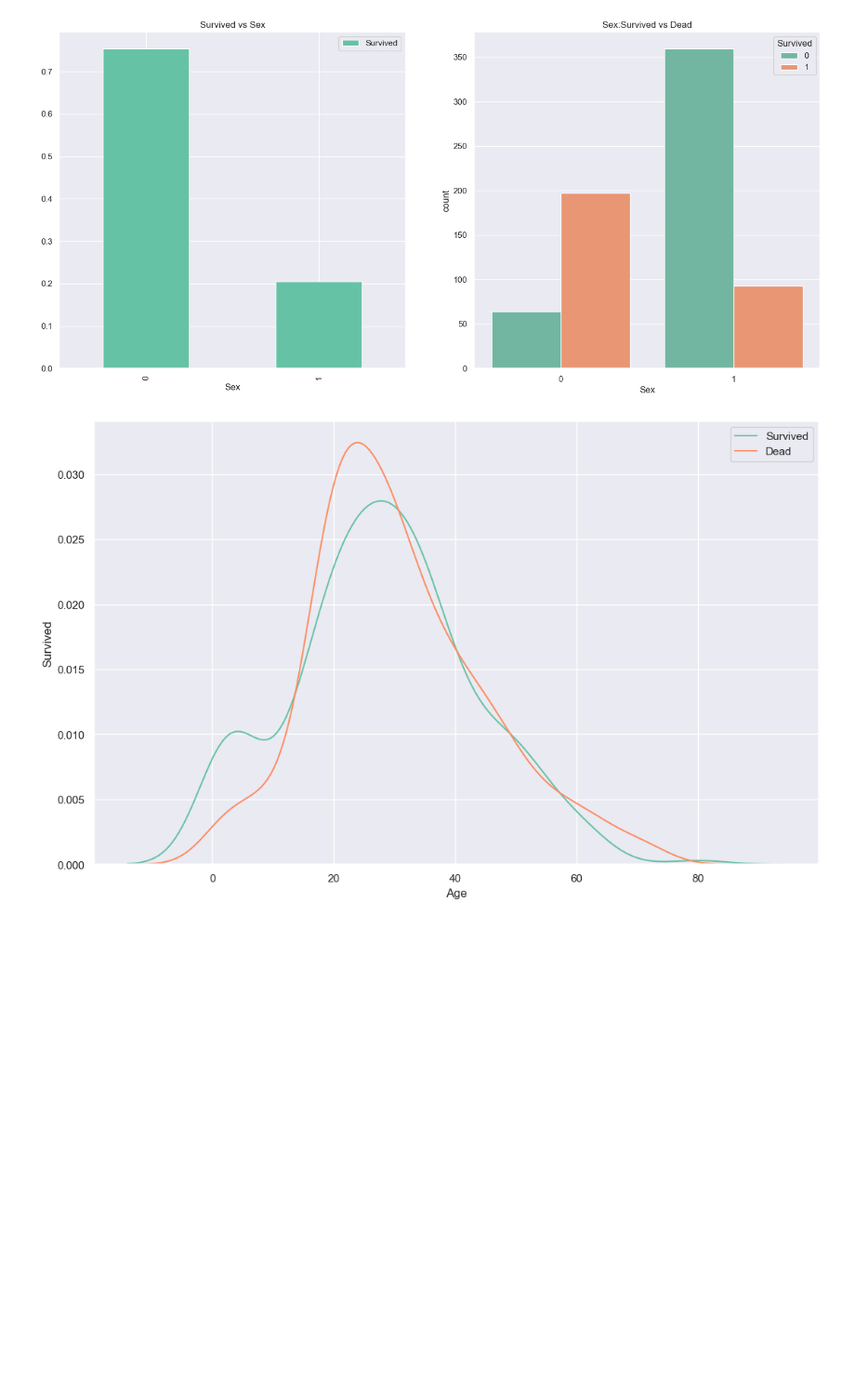
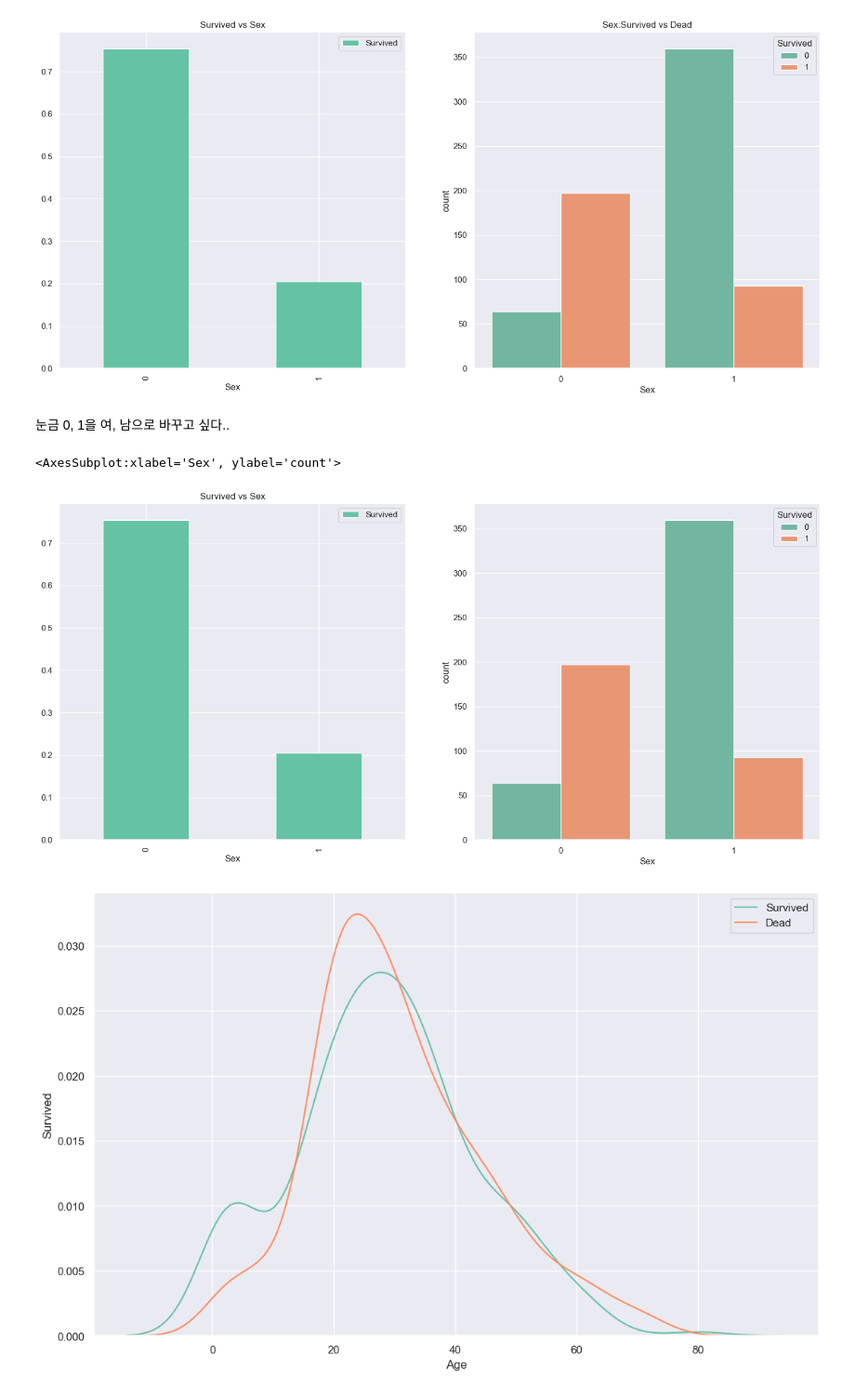
Before and after one commit to koreaTail/aiffel_git, a Jupyter notebook: 6week/Titanic_project.ipynb, the cells around one changed output. Shown at 93% size. Cells and saved outputs as stored; diff of their text form; code cells hidden in the pictures; blank space fills up the shorter version.

```diff
--- a/6week/Titanic_project.ipynb
+++ b/6week/Titanic_project.ipynb
@@ -661,3 +657,14 @@ ax[1].set_title('Sex:Survived vs Dead')
 plt.show()
 # %% [output]
 [figure]
+# %% [markdown]
+눈금 0, 1을 여, 남으로 바꾸고 싶다..
+# %%
+f,ax=plt.subplots(1,2,figsize=(18,8))
+k = train_df[['Sex','Survived']].groupby(['Sex']).mean()
+k.plot.bar(ax=ax[0])
+ax[0].set_title('Survived vs Sex')
+sns.countplot('Sex',hue='Survived',data=train_df,ax=ax[1])
+# %% [output]
+<AxesSubplot:xlabel='Sex', ylabel='count'>
+[figure, added]
```
Also changed, not shown: parts of 23 cells of this notebook.
